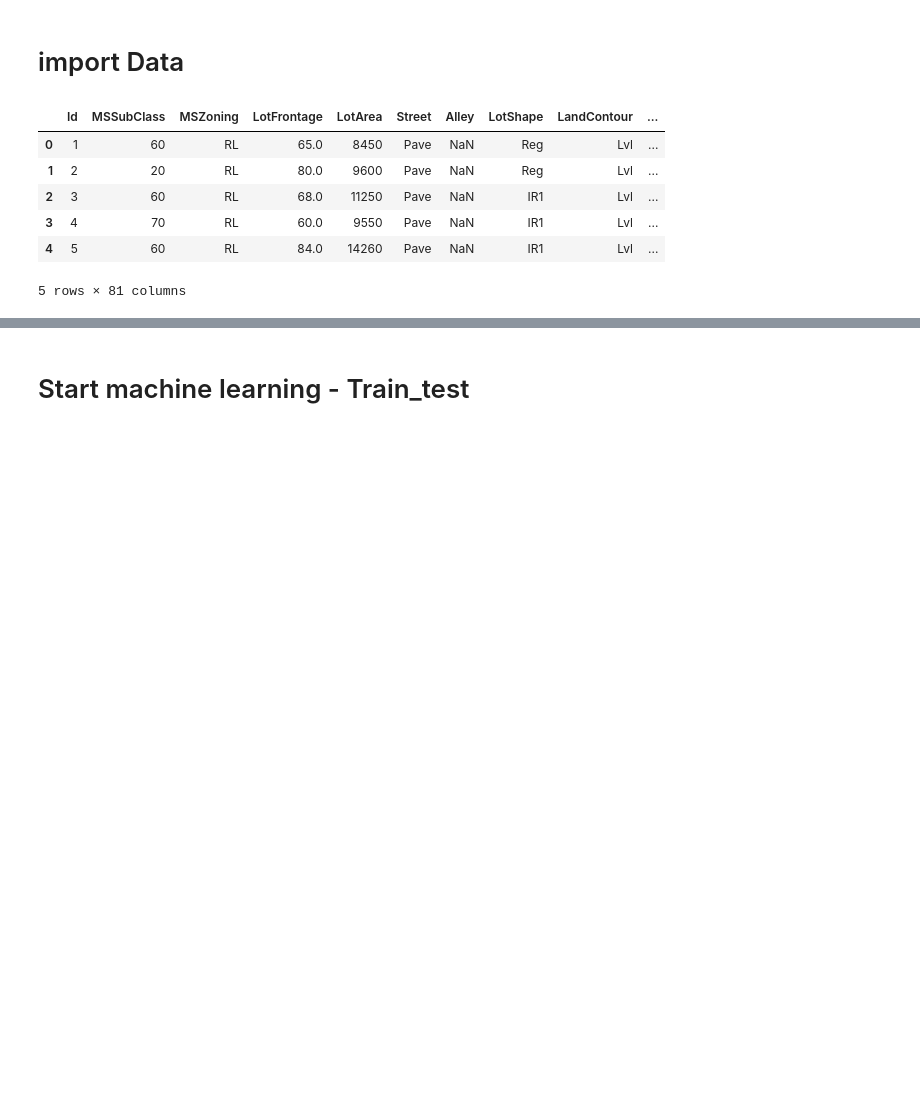
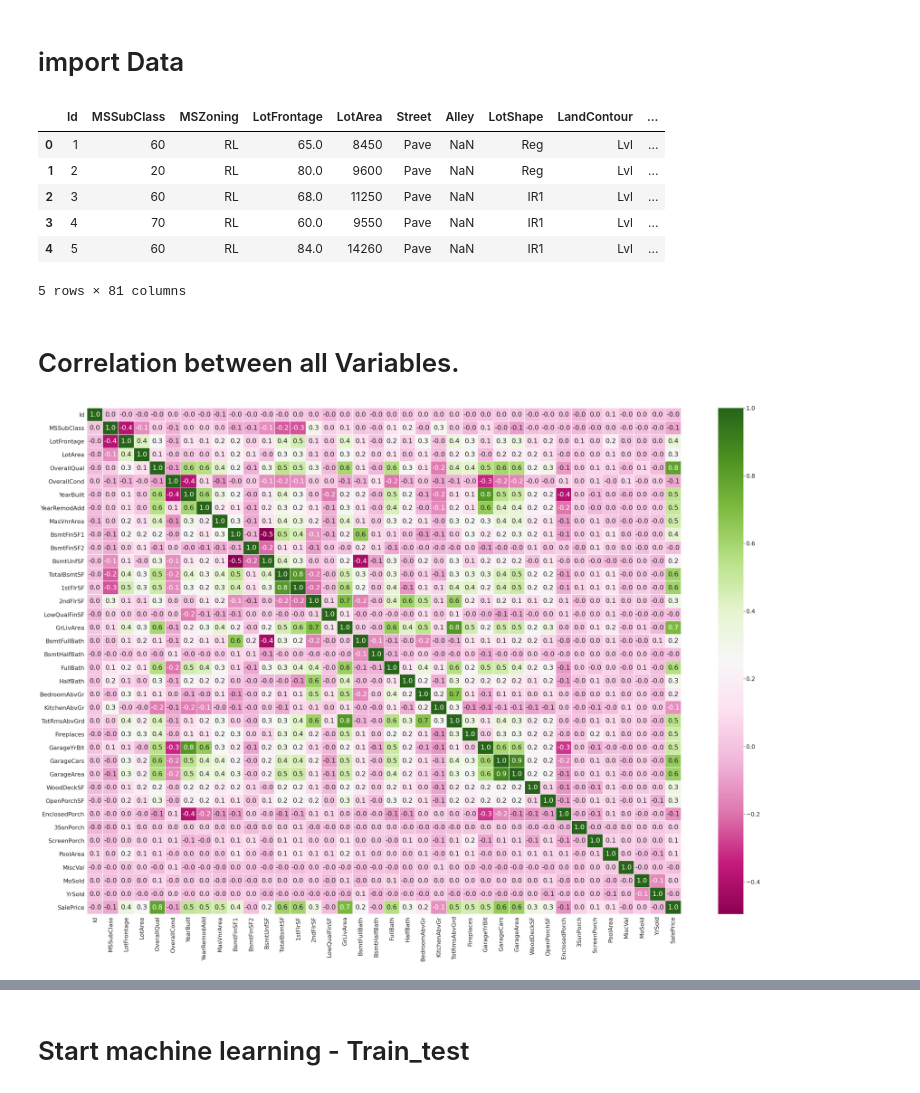
Before and after one commit to flaakira/Kaggle, a Jupyter notebook: House_prices.ipynb, the cells around one changed output, grey strips where cells are left out. Drawn from its saved outputs; the diff is of its cells as text; code cells hidden in the pictures; blank space fills up the shorter version.

```diff
--- a/House_prices.ipynb
+++ b/House_prices.ipynb
@@ -21,0 +27,10 @@ train.head()
+# %% [markdown]
+# Correlation between all Variables.
+# %%
+correlation_train=train.corr()
+sb.set(font_scale=2)
+plt.figure(figsize = (50,35))
+ax = sb.heatmap(correlation_train, annot=True,annot_kws={"size": 25},
+                fmt='.1f',cmap='PiYG', linewidths=.5)
+# %% [output]
+[figure, added]
```
Also changed, not shown: parts of 95 cells of this notebook.
